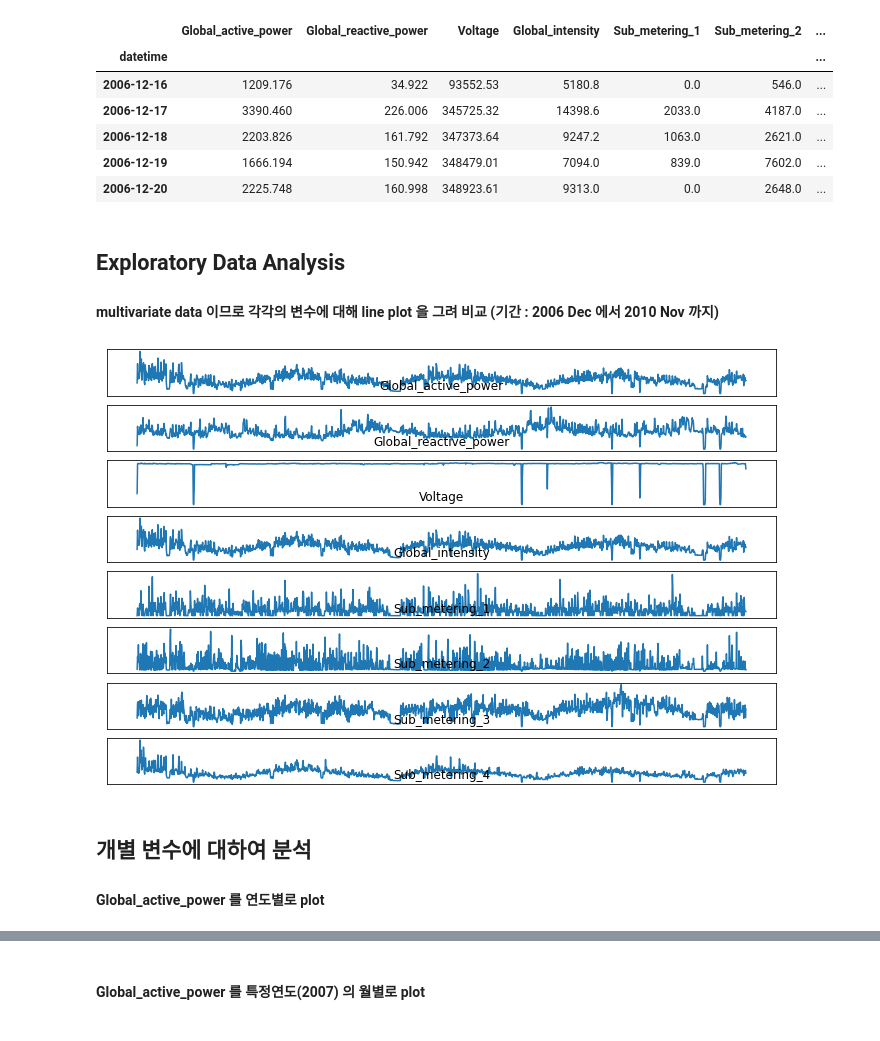
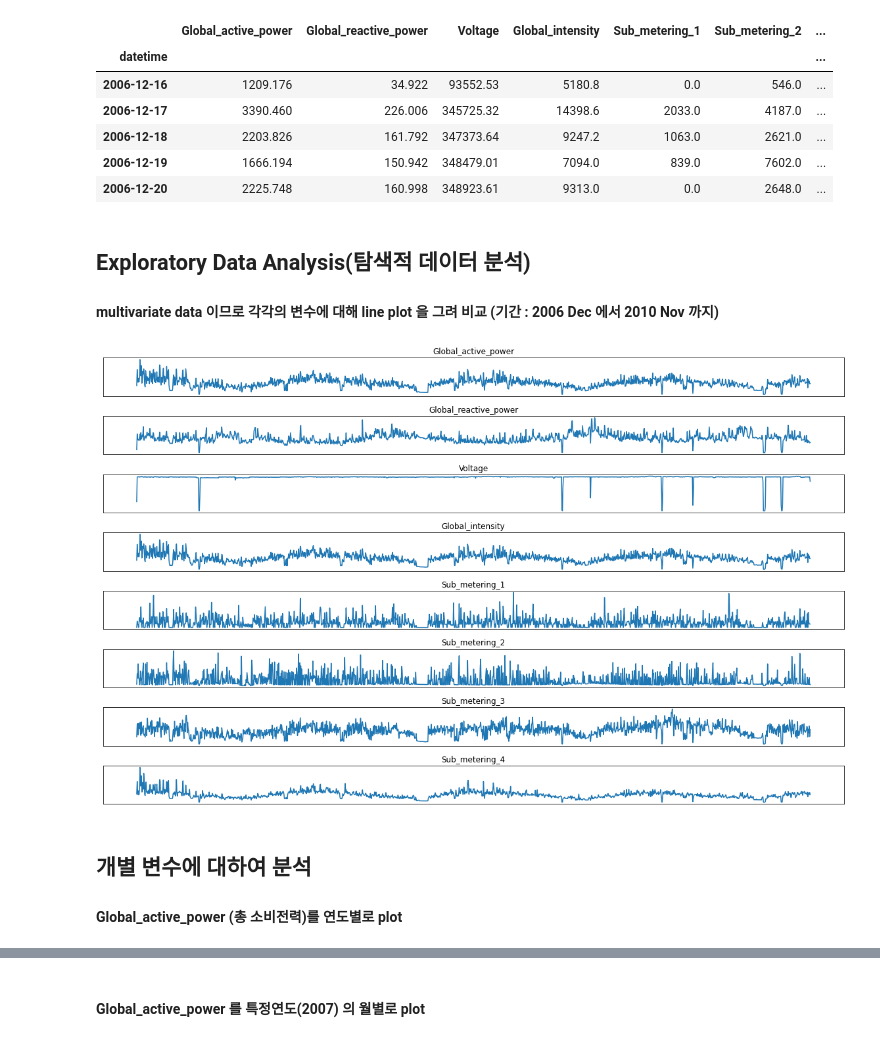
Before and after one commit to ironmanciti/Time_Series_Lecture, a Jupyter notebook: 130_Multivariate_Household_Energy.ipynb, the cells around one changed output, grey strips where cells are left out. Saved outputs shown, nothing was run; the diff lists cells and outputs as text; code cells hidden in the pictures.

```diff
--- a/130_Multivariate_Household_Energy.ipynb
+++ b/130_Multivariate_Household_Energy.ipynb
@@ -57,24 +57,25 @@ None
 | 2006-12-19 | 1666.194 | 150.942 | 348479.01 | 7094.0 | 839.0 | 7602.0 | ... |
 | 2006-12-20 | 2225.748 | 160.998 | 348923.61 | 9313.0 | 0.0 | 2648.0 | ... |
 # %% [markdown]
-## Exploratory Data Analysis
+## Exploratory Data Analysis(탐색적 데이터 분석)
 
 #### multivariate data 이므로 각각의 변수에 대해 line plot 을 그려 비교 (기간 : 2006 Dec 에서 2010 Nov 까지)
 # %%
-plt.figure(figsize=(12, 8))
+plt.figure(figsize=(16, 10))
 for i in range(len(dataset.columns)):
     plt.subplot(len(dataset.columns), 1, i+1)
     name = dataset.columns[i]
     plt.plot(dataset[name])
-    plt.title(name, y=0)
+    plt.title(name)
     plt.xticks([])
     plt.yticks([])
+plt.tight_layout()
 # %% [output]
-[figure, old version]
+[figure, new version]
 # %% [markdown]
 ## 개별 변수에 대하여 분석
 
-#### Global_active_power 를 연도별로 plot
+#### Global_active_power (총 소비전력)를 연도별로 plot
 # %%
 years = ['2007', '2008', '2009', '2010']
 
```
Also changed, not shown: parts of 22 cells of this notebook, 14 other files.
